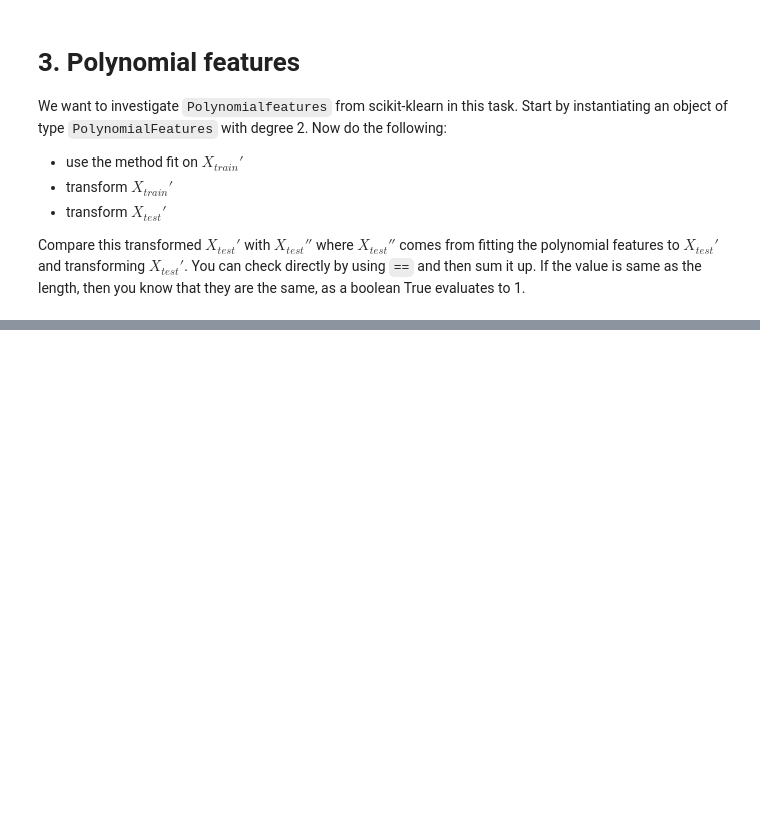
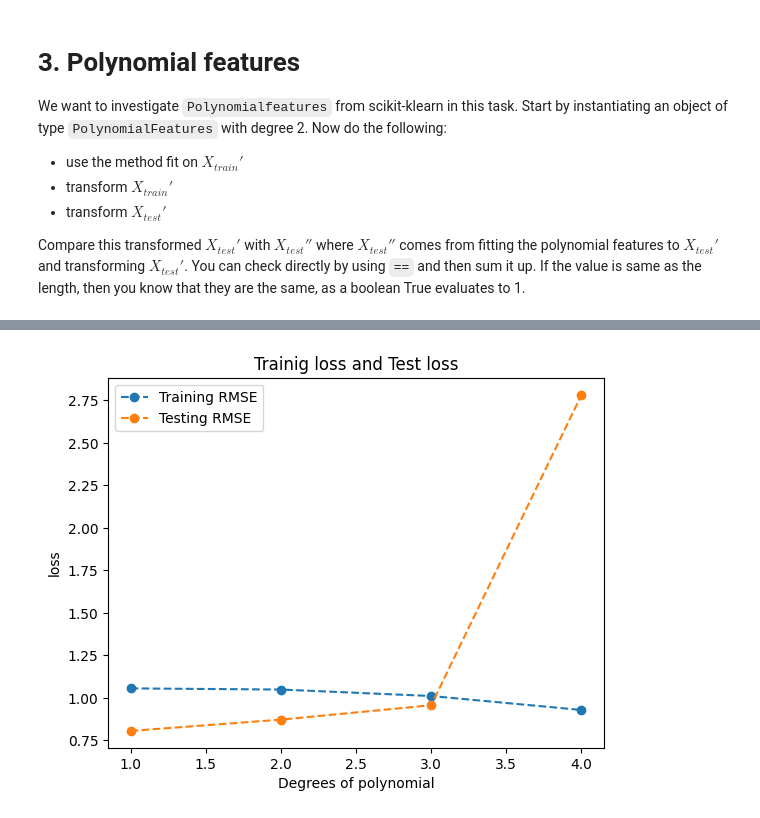
Before and after one commit to VineelaNedunuri/Machine-learning, a Jupyter notebook: Exercises/E03_overfit_regularization.ipynb, the cells around one changed output, grey strips where cells are left out. Saved outputs shown, nothing was run; the diff lists cells and outputs as text; code cells hidden in the pictures; blank space fills up the shorter version.

Commit message:
polynomial

```diff
--- a/Exercises/E03_overfit_regularization.ipynb
+++ b/Exercises/E03_overfit_regularization.ipynb
@@ -258,0 +267,5 @@ Compare this transformed $X_{test}'$ with $X_{test}''$ where $X_{test}''$ comes
+# %%
+# X_test' with X_test'' where X_test}'' comes from fitting the polynomial features to X_test' and transforming X_test'
+
+scaled_X_test_poly2 = polynomial.fit_transform(scaled_X_test)
+scaled_X_test_poly_2 = polynomial.transform(scaled_X_test)
@@ -258,0 +290,36 @@ Compare this transformed $X_{test}'$ with $X_{test}''$ where $X_{test}''$ comes
+# %%
+from sklearn.metrics import mean_squared_error
+from sklearn.linear_model import LinearRegression
+
+RMSE_train= []
+RMSE_test = []
+
+
+for degree in range(1,5): # inclusive 4
+    polynomial = PolynomialFeatures(degree, include_bias=False) # instantiate an object
+
+    # Fit and transform X_train' and X_test' to create polynomial features
+    train_features = polynomial.fit_transform(scaled_X_train)
+    test_features= polynomial.transform(scaled_X_test)
+
+    # Perform linear regression on the polynomial features
+    linear_regression = LinearRegression()
+    linear_regression.fit(train_features, y_train)
+
+    # Predict on both the training and testing data
+    y_pred_train = linear_regression.predict(train_features)
+    y_pred_test = linear_regression.predict(test_features)
+
+    # Calculate the RMSE for training and testing data and record them
+    RMSE_train.append(np.sqrt(mean_squared_error(y_train, y_pred_train)))
+    RMSE_test.append(np.sqrt(mean_squared_error(y_test, y_pred_test)))
+# %%
+plt.plot(range(1,5), RMSE_train, 'o--', label='Training RMSE')
+plt.plot(range(1,5), RMSE_test, 'o--', label='Testing RMSE')
+plt.xlabel('Degrees of polynomial')
+plt.ylabel('loss')
+plt.title('Trainig loss and Test loss')
+plt.legend()
+plt.show()
+# %% [output]
+[figure, added]
```
Also changed, not shown: parts of 5 cells of this notebook.
